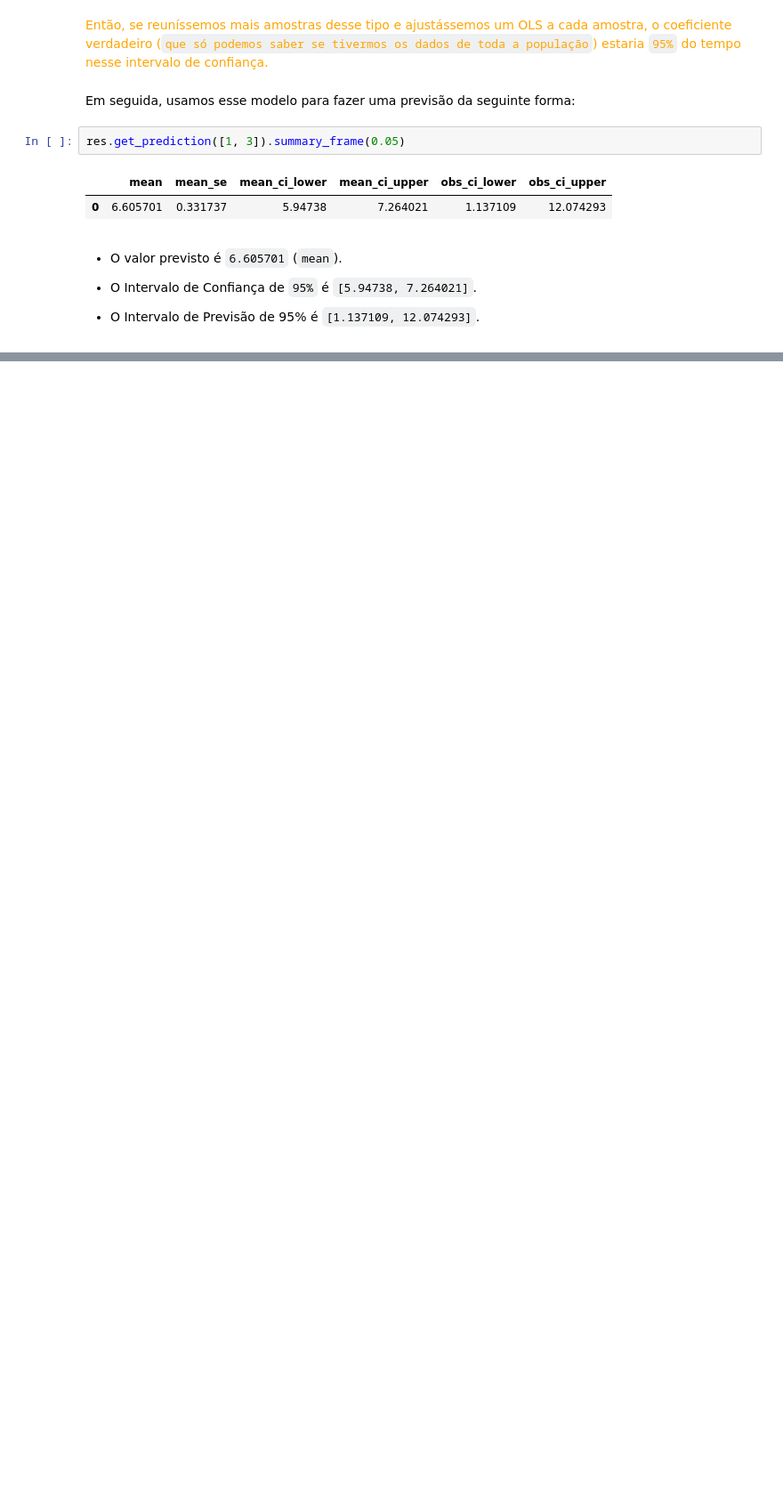
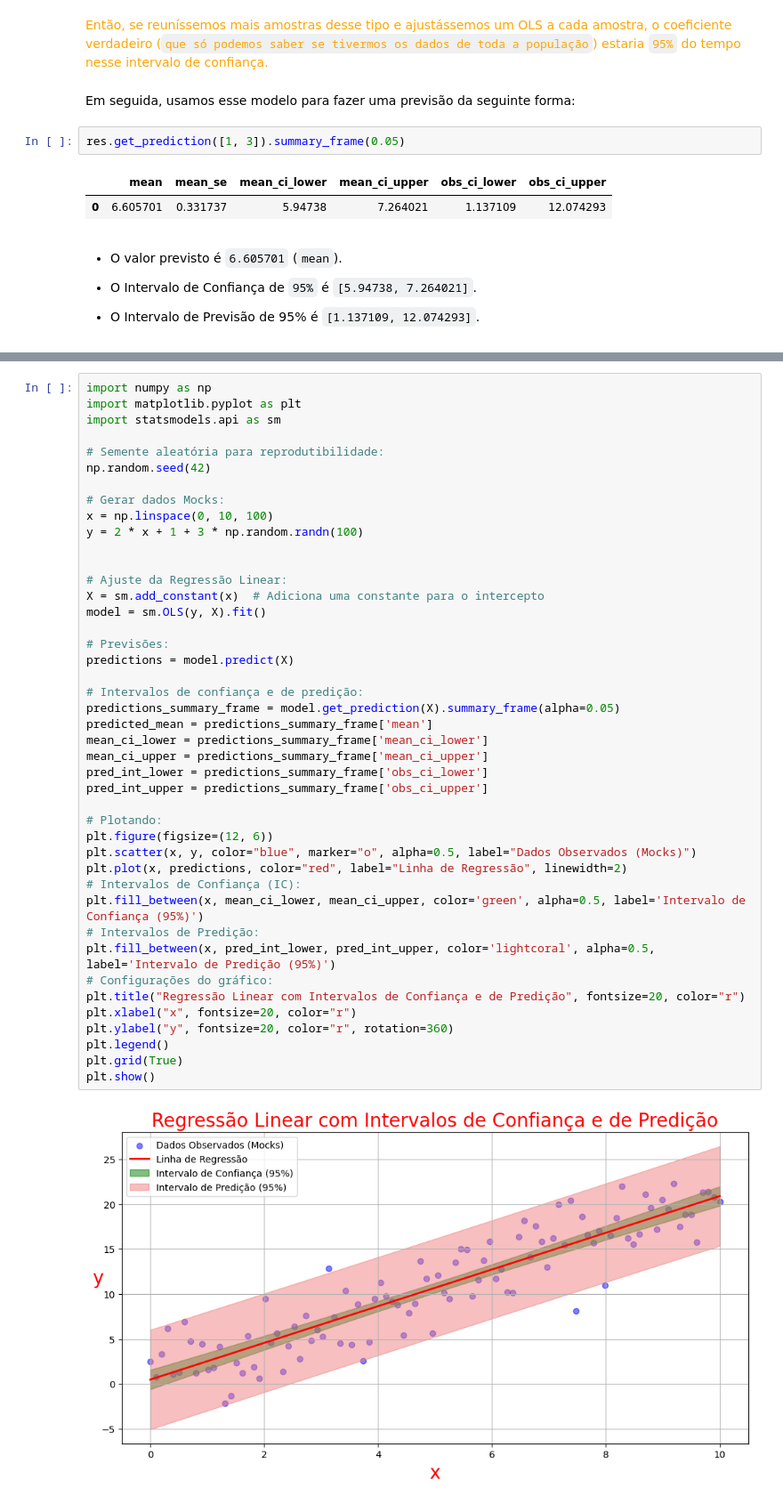
Before and after one commit to EddyGiusepe/Exploring_the_World_of_Programming_with_Python, a Jupyter notebook: 3_Teste_AB_com_Python/2_Confidence_Interval_and_Prediction_Interval.ipynb, the cells around one changed output, grey strips where cells are left out. Shown: that part at 89% size. Saved outputs shown, nothing was run; the diff lists cells and outputs as text; blank space fills up the shorter version.

Commit message:
Intervalo de confiança e Intervalo de Predição

```diff
--- a/3_Teste_AB_com_Python/2_Confidence_Interval_and_Prediction_Interval.ipynb
+++ b/3_Teste_AB_com_Python/2_Confidence_Interval_and_Prediction_Interval.ipynb
@@ -130,0 +195,45 @@ Assim, essa incerteza adicional aparece porque em nosso conjunto de dados, para
+# %%
+import numpy as np
+import matplotlib.pyplot as plt
+import statsmodels.api as sm
+
+# Semente aleatória para reprodutibilidade:
+np.random.seed(42)
+
+# Gerar dados Mocks:
+x = np.linspace(0, 10, 100)
+y = 2 * x + 1 + 3 * np.random.randn(100)
+
+
+# Ajuste da Regressão Linear:
+X = sm.add_constant(x)  # Adiciona uma constante para o intercepto
+model = sm.OLS(y, X).fit()
+
+# Previsões:
+predictions = model.predict(X)
+
+# Intervalos de confiança e de predição:
+predictions_summary_frame = model.get_prediction(X).summary_frame(alpha=0.05)
+predicted_mean = predictions_summary_frame['mean']
+mean_ci_lower = predictions_summary_frame['mean_ci_lower']
+mean_ci_upper = predictions_summary_frame['mean_ci_upper']
+pred_int_lower = predictions_summary_frame['obs_ci_lower']
+pred_int_upper = predictions_summary_frame['obs_ci_upper']
+
+# Plotando:
+plt.figure(figsize=(12, 6))
+plt.scatter(x, y, color="blue", marker="o", alpha=0.5, label="Dados Observados (Mocks)")
+plt.plot(x, predictions, color="red", label="Linha de Regressão", linewidth=2)
+# Intervalos de Confiança (IC):
+plt.fill_between(x, mean_ci_lower, mean_ci_upper, color='green', alpha=0.5, label='Intervalo de Confiança (95%)')
+# Intervalos de Predição:
+plt.fill_between(x, pred_int_lower, pred_int_upper, color='lightcoral', alpha=0.5, label='Intervalo de Predição (95%)')
+# Configurações do gráfico:
+plt.title("Regressão Linear com Intervalos de Confiança e de Predição", fontsize=20, color="r")
+plt.xlabel("x", fontsize=20, color="r")
+plt.ylabel("y", fontsize=20, color="r", rotation=360)
+plt.legend()
+plt.grid(True)
+plt.show()
+# %% [output]
+[figure, added]
```
Also changed, not shown: parts of 10 cells of this notebook.
